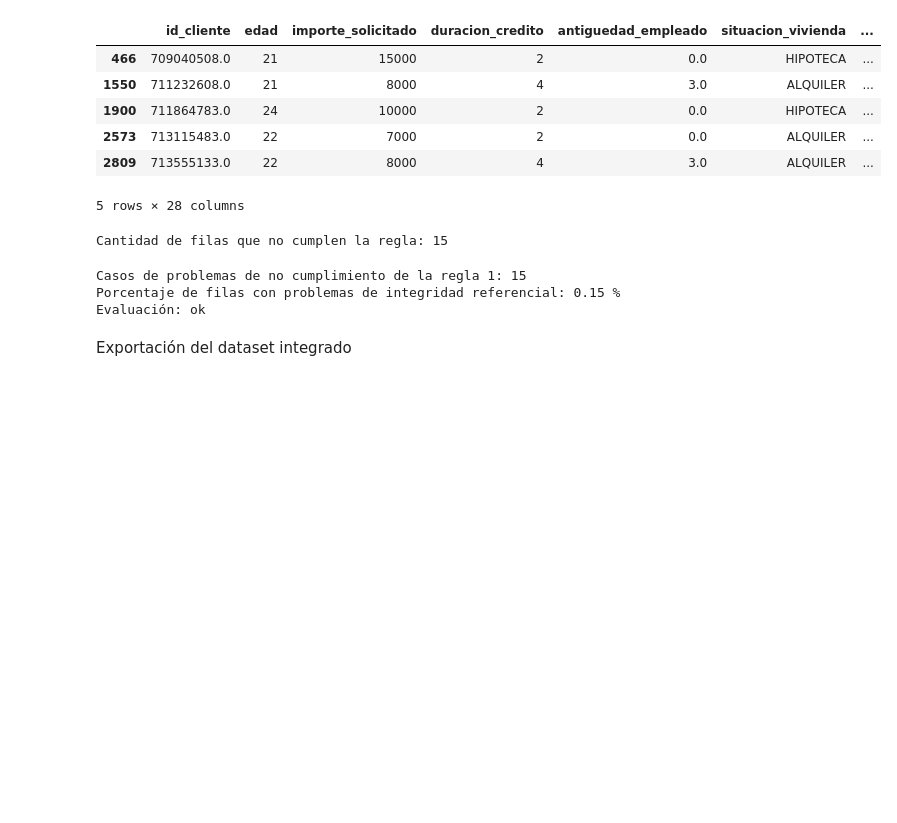
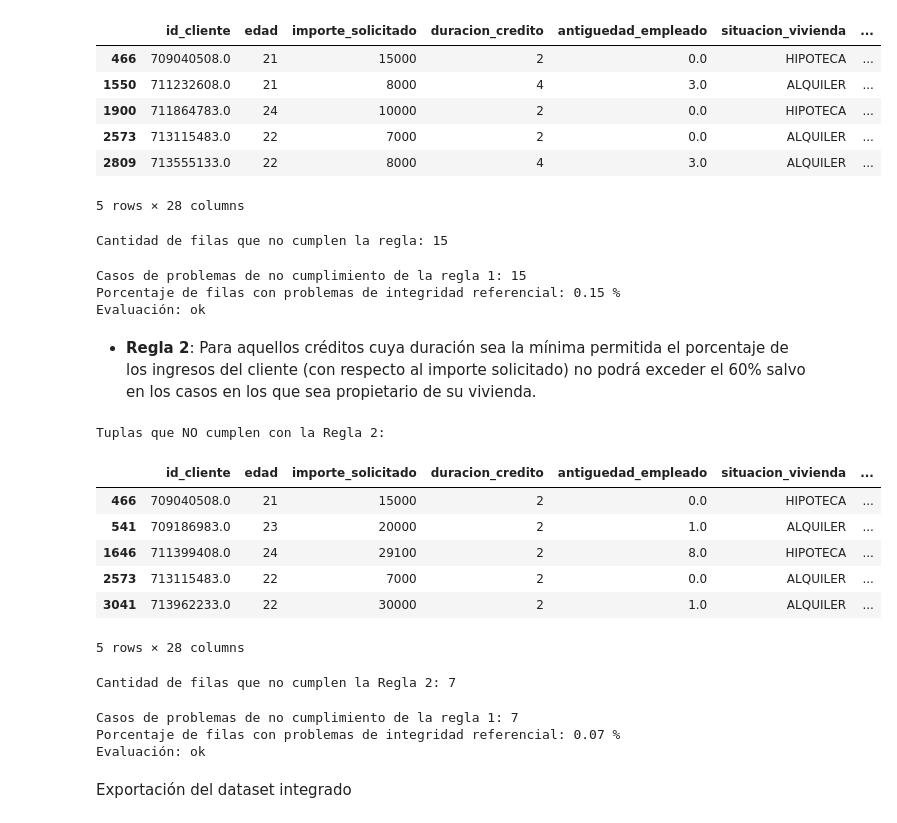
Before and after one commit to vepuer/13MBID-OCT24-25, a Jupyter notebook: notebooks/comprension-datos/CD03-Verificacion-calidad.ipynb, the cells around one changed output. Saved outputs shown, nothing was run; the diff lists cells and outputs as text; code cells hidden in the pictures; blank space fills up the shorter version.

```diff
--- a/notebooks/comprension-datos/CD03-Verificacion-calidad.ipynb
+++ b/notebooks/comprension-datos/CD03-Verificacion-calidad.ipynb
@@ -789,6 +1345,60 @@ calcular_regla_1()
 Casos de problemas de no cumplimiento de la regla 1: 15
 Porcentaje de filas con problemas de integridad referencial: 0.15 %
 Evaluación: ok
+# %% [markdown]
+- **Regla 2**: Para aquellos créditos cuya duración sea la mínima permitida el porcentaje de los ingresos del cliente (con respecto al importe solicitado) no podrá exceder el 60% salvo en los casos en los que sea propietario de su vivienda.
+# %%
+# Obtener la duración mínima de crédito
+min_duracion = df_integrado['duracion_credito'].min()
+
+# Función para aplicar la regla 2
+def regla_duracion_pct_ingresos(row):
+    if row['duracion_credito'] == min_duracion:
+        if row['pct_ingreso'] > 0.6 and row['situacion_vivienda'] != 'PROPIA':
+            return 'err'
+    return 'ok'
+
+# Aplicar la función
+regla2_resultado = df_integrado.apply(lambda row: regla_duracion_pct_ingresos(row), axis=1).rename("regla_2")
+
+# Concatenar al DataFrame
+df_resultado = pd.concat([df_integrado, regla2_resultado], axis=1)
+
+# Mostrar los errores
+print("Tuplas que NO cumplen con la Regla 2:\n")
+display(df_resultado[df_resultado.regla_2 == 'err'].head())
+
+# Contar errores
+errores_regla2 = df_resultado[df_resultado.regla_2 == 'err'].shape[0]
+print(f"Cantidad de filas que no cumplen la Regla 2: {errores_regla2}")
+# %% [output]
+Tuplas que NO cumplen con la Regla 2:
+|  | id_cliente | edad | importe_solicitado | duracion_credito | antiguedad_empleado | situacion_vivienda | ... |
+| 466 | 709040508.0 | 21 | 15000 | 2 | 0.0 | HIPOTECA | ... |
+| 541 | 709186983.0 | 23 | 20000 | 2 | 1.0 | ALQUILER | ... |
+| 1646 | 711399408.0 | 24 | 29100 | 2 | 8.0 | HIPOTECA | ... |
+| 2573 | 713115483.0 | 22 | 7000 | 2 | 0.0 | ALQUILER | ... |
+| 3041 | 713962233.0 | 22 | 30000 | 2 | 1.0 | ALQUILER | ... |
+5 rows × 28 columns
+Cantidad de filas que no cumplen la Regla 2: 7
+# %%
+def calcular_regla_2():
+    cant_problemas =  errores_regla2
+    print(f"Casos de problemas de no cumplimiento de la regla 1: {cant_problemas}")
+
+    indicador = (cant_problemas / df_integrado.shape[0])
+    print(f"Porcentaje de filas con problemas de integridad referencial: {round(indicador * 100, 2)} %")
+
+    if (indicador > REGLAS_VALORES):
+        print('Evaluación: no cumplimiento')
+    else:
+        print('Evaluación: ok')
+
+calcular_regla_2()
+# %% [output]
+Casos de problemas de no cumplimiento de la regla 1: 7
+Porcentaje de filas con problemas de integridad referencial: 0.07 %
+Evaluación: ok
 # %% [markdown]
 Exportación del dataset integrado
 # %%
```
Also changed, not shown: parts of 15 cells of this notebook.
